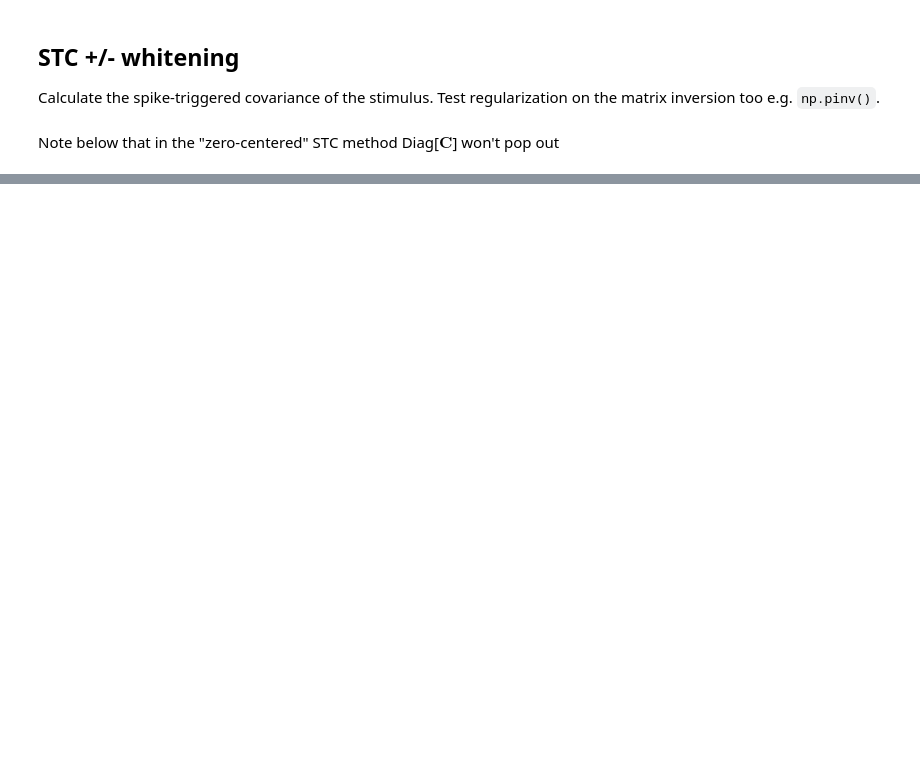
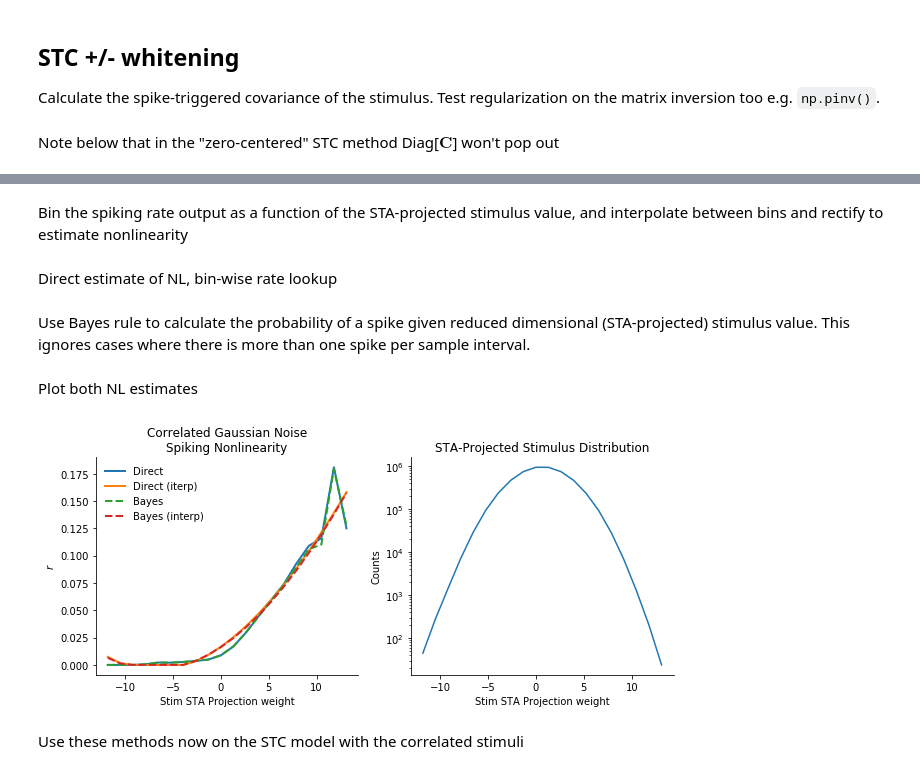
Before and after one commit to stephenholtz/neuro-examples, a Jupyter notebook: sta_stc_corr_noise_lnp_models.ipynb, the cells around one changed output, grey strips where cells are left out. Drawn from its saved outputs; the diff is of its cells as text; code cells hidden in the pictures; blank space fills up the shorter version.

Commit message:
add spiking NL estimates for STA and STC, fix typos

```diff
--- a/sta_stc_corr_noise_lnp_models.ipynb
+++ b/sta_stc_corr_noise_lnp_models.ipynb
@@ -441,0 +448,2 @@ Calculate the nonlinearity for the models and check relative performance
+# %% [markdown]
+Bin the spiking rate output as a function of the STA-projected stimulus value, and interpolate between bins and rectify to estimate nonlinearity
@@ -441,0 +535,49 @@ Calculate the nonlinearity for the models and check relative performance
+# %% [markdown]
+Direct estimate of NL, bin-wise rate lookup
+# %%
+# Determine spiking NL 'directly'
+(nl,counts,bin_edges,bin_cents) = nl_from_binned_proj(proj,spikes,nbins)
+
+# Interpolate+rectify the nonlinearity
+rect_nl = interp_rect_nl(nl)
+
+# Normalize to get correct number of spikes from NL... something here is wrong!
+norm_nl = rect_nl * (n_spikes / np.sum(rect_nl))
+# %% [markdown]
+Use Bayes rule to calculate the probability of a spike given reduced dimensional (STA-projected) stimulus value. This ignores cases where there is more than one spike per sample interval.
+# %%
+# Bayes rule to get the nonlinearity
+(nl_b,counts_b,bin_edges_b,bin_cents_b) = nl_from_bayes(proj,spikes,nbins)
+
+# Interpolate+rectify the nonlinearity
+rect_nl_b = interp_rect_nl(nl_b)
+
+# Normalize to get correct number of spikes from NL... something here is wrong!
+norm_nl_b = rect_nl_b * (n_spikes / np.sum(rect_nl_b))
+# %% [markdown]
+Plot both NL estimates
+# %%
+# Plot the nonlinearity in all it's glory
+fig = plt.figure(figsize=(16,4));
+
+ax1 = plt.subplot(1, 3, 1);
+ax1.plot(bin_cents,nl,label='Direct',lw=2);
+ax1.hold;
+ax1.plot(bin_cents,rect_nl,label='Direct (iterp)',lw=2);
+ax1.plot(bin_cents_b,nl_b,label='Bayes',lw=2,linestyle='--');
+ax1.plot(bin_cents_b,rect_nl_b,label='Bayes (interp)',lw=2,linestyle='--');
+ax1.set_title(descr + '\nSpiking Nonlinearity');
+ax1.set_xlabel('Stim STA Projection weight');
+ax1.set_ylabel('$r$')
+ax1.legend(frameon=False)
+
+ax2 = plt.subplot(1,3,2);
+ax2.plot(bin_cents,counts);
+plt.yscale('log');
+ax2.set_title('STA-Projected Stimulus Distribution');
+ax2.set_xlabel('Stim STA Projection weight');
+ax2.set_ylabel('Counts');
+# %% [output]
+[figure, added]
+# %% [markdown]
+Use these methods now on the STC model with the correlated stimuli
```
Also changed, not shown: parts of 22 cells of this notebook.
